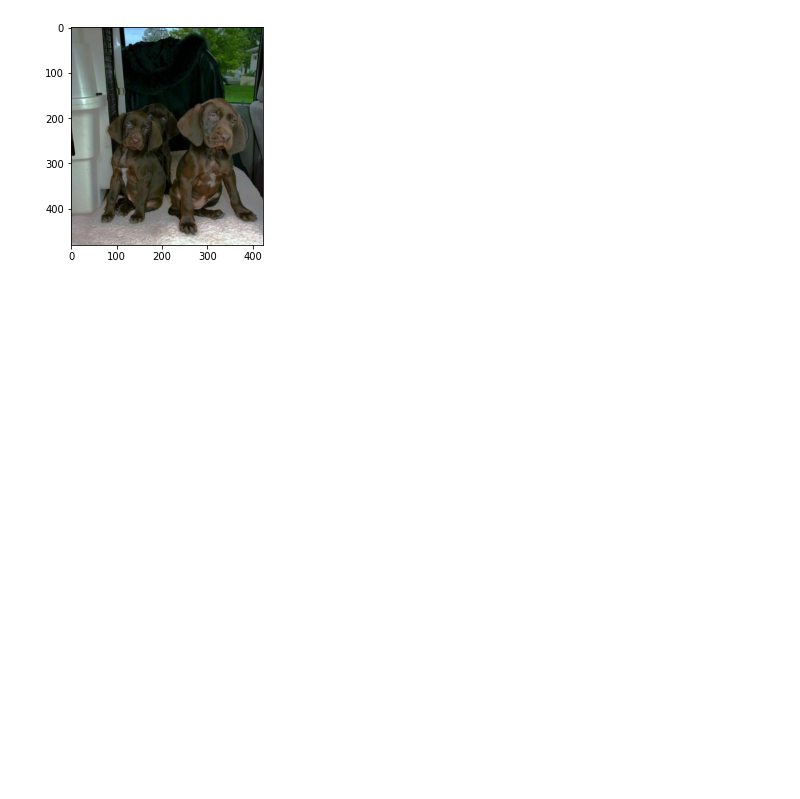
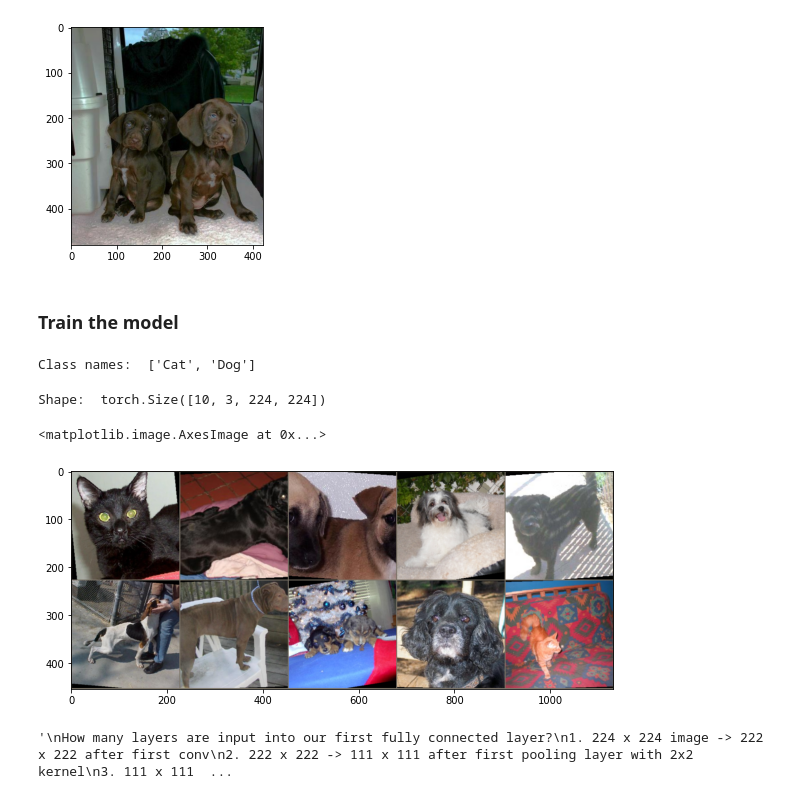
Before and after one commit to mr-rhombus/ML-Bootcamp, a Jupyter notebook: PyTorch/CNNs/real_images_cnn.ipynb, the cells around one changed output. Saved outputs shown, nothing was run; the diff lists cells and outputs as text; code cells hidden in the pictures; blank space fills up the shorter version.

Commit message:
Trained model and evaluated results

```diff
--- a/PyTorch/CNNs/real_images_cnn.ipynb
+++ b/PyTorch/CNNs/real_images_cnn.ipynb
@@ -284,3 +298,5 @@ plt.imshow(np.transpose(im_inv.numpy(), (1,2,0)))
 # %% [output]
 <matplotlib.image.AxesImage at 0x...>
 [figure]
+# %% [markdown]
+### Train the model
@@ -286,0 +327,49 @@ plt.imshow(np.transpose(im_inv.numpy(), (1,2,0)))
+# %%
+root = '../Data/CATS_AND_DOGS/'
+
+train_data = datasets.ImageFolder(os.path.join(root, 'Train'), transform=train_transform)
+test_data = datasets.ImageFolder(os.path.join(root, 'Test'), transform=train_transform)
+
+train_loader = DataLoader(train_data, batch_size=10, shuffle=True)
+test_loader = DataLoader(test_data, batch_size=10, shuffle=True)
+
+class_names = train_data.classes
+print('Class names: ', class_names)
+# %% [output]
+Class names:  ['Cat', 'Dog']
+# %%
+# Display a batch of images
+# We want to train on cats and dogs simultaneously
+# We want to ensure that we are performing transformations as well
+for images,labels in train_loader:
+    break
+print('Shape: ', images.shape)
+# %% [output]
+Shape:  torch.Size([10, 3, 224, 224])
+# %%
+from torchvision.utils import make_grid
+
+im = make_grid(images, nrow=5)
+
+# Invert the normalization
+inverse_normalize = transforms.Normalize(
+    mean=[-0.485/0.229, -0.456/0.224, -0.406/0.225],
+    std = [1/0.229, 1/0.224, 1/0.225]
+)
+im_inv = inverse_normalize(im)
+
+plt.figure(figsize=(12,4))
+plt.imshow(np.transpose(im_inv.numpy(), (1,2,0)))
+# %% [output]
+<matplotlib.image.AxesImage at 0x...>
+[figure, added]
+# %%
+"""
+How many layers are input into our first fully connected layer?
+1. 224 x 224 image -> 222 x 222 after first conv
+2. 222 x 222 -> 111 x 111 after first pooling layer with 2x2 kernel
+3. 111 x 111 image -> 109 x 109 after second conv
+4. 109 x 109 -> 54.5 after second pooling layer -> round down to 54 x 54!
+"""
+# %% [output]
+'\nHow many layers are input into our first fully connected layer?\n1. 224 x 224 image -> 222 x 222 after first conv\n2. 222 x 222 -> 111 x 111 after first pooling layer with 2x2 kernel\n3. 111 x 111  ...
```
Also changed, not shown: parts of 13 cells of this notebook.
